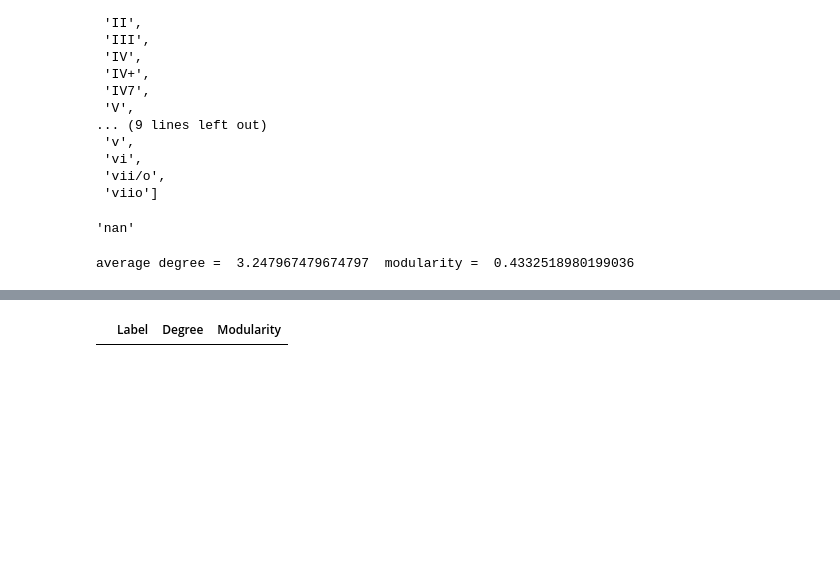
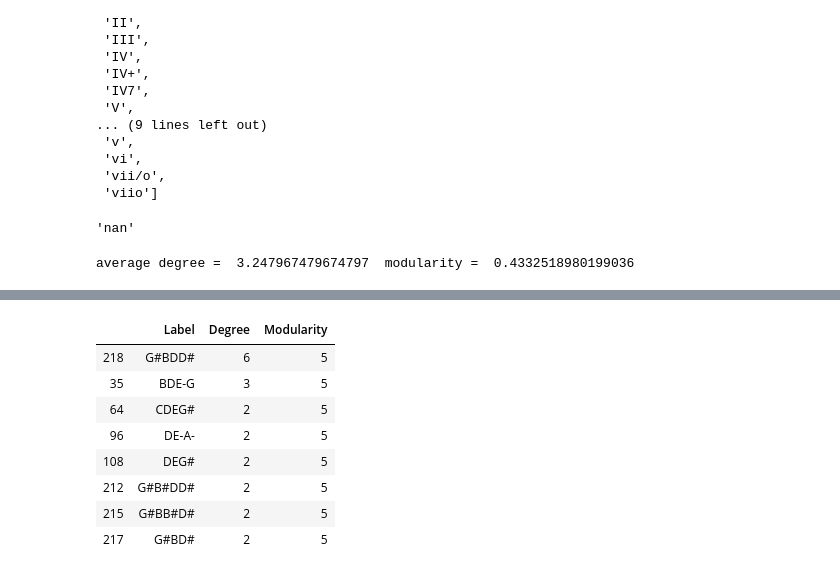
Before and after one commit to marcobn/musicntwrk, a Jupyter notebook: TONALHARMONY/harmonyWorkbooks/NotebookLvB_tonal_space.ipynb, the cells around one changed output, grey strips where cells are left out. Saved outputs shown, nothing was run; the diff lists cells and outputs as text; code cells hidden in the pictures; blank space fills up the shorter version.

Commit message:
more notebooks and more corrections in showAnalysis

```diff
--- a/TONALHARMONY/harmonyWorkbooks/NotebookLvB_tonal_space.ipynb
+++ b/TONALHARMONY/harmonyWorkbooks/NotebookLvB_tonal_space.ipynb
@@ -101,3 +99,38 @@ dedges.to_csv('edgesOp127n12m1.csv')
+# %%
+def tonalPartition(seq,chords,nodes,Gx,Gxu,resolution=1.0,randomize=None,display=False):
+    part = cm.best_partition(Gxu,resolution=resolution,randomize=randomize)
+    dn = np.array(nodes)
+    labe = []
+    modu = []
+    modul = []
+    for m in range(len(dn)):
+        labe.append(str(dn[m][0]))
+        modu.append(part[str(m)])
+        modul.append([str(dn[m][0]),Gx.degree()[str(m)],part[str(m)]])
+    modul = pd.DataFrame(modul,columns=['Label','Degree','Modularity'])
+    moduldict = dict(zip(labe,modu))
+
+    if display:
+    # display the score with modularity classes
+        mc = []
+        seqmc = []
+        for n in range(len(seq)):
+            p = PCSet(np.asarray(seq[n]))
+            if p.pcs.shape[0] == 1:
+                nn = ''.join(m21.chord.Chord(p.pcs.tolist()).pitchNames)
+            else:
+                nn = ''.join(m21.chord.Chord(p.normalOrder().tolist()).pitchNames)
+            mc.append(nn)
+            seqmc.append(moduldict[nn])
+
+        l = 0
+        analyzed = copy.deepcopy(chords)
+        for c in analyzed.recurse().getElementsByClass('Chord'):
+            c.closedPosition(forceOctave=4,inPlace=True)
+            c.addLyric(str(l))
+            c.addLyric(seqmc[l])
+            l += 1
+        analyzed.show('musicxml')
+    return(moduldict,modul)
 # %%
-moduldict,modul = tonalPartition(seq,chords,dnodes,Gx,Gxu,resolution=1.0,display=True)
-# modul.to_csv('~/Desktop/modul.csv')
+moduldict,modul = tonalPartition(seq,chords,dnodes,Gx,Gxu,resolution=1.5,randomize=True,display=True)
@@ -104,6 +139,14 @@ moduldict,modul = tonalPartition(seq,chords,dnodes,Gx,Gxu,resolution=1.0,display
 # %%
-modul[['Label','Degree','Modularity']].query('Modularity == 7').sort_values(by=['Degree'],ascending=False)
+modul[['Label','Degree','Modularity']].query('Modularity == 5').sort_values(by=['Degree'],ascending=False)
 # %% [output]
 |  | Label | Degree | Modularity |
+| 218 | G#BDD# | 6 | 5 |
+| 35 | BDE-G | 3 | 5 |
+| 64 | CDEG# | 2 | 5 |
+| 96 | DE-A- | 2 | 5 |
+| 108 | DEG# | 2 | 5 |
+| 212 | G#B#DD# | 2 | 5 |
+| 215 | G#BB#D# | 2 | 5 |
+| 217 | G#BD# | 2 | 5 |
 # %%
 # Dictionary of modularity classes and relative keys
```
Also changed, not shown: parts of 11 cells of this notebook, 1 other file.
